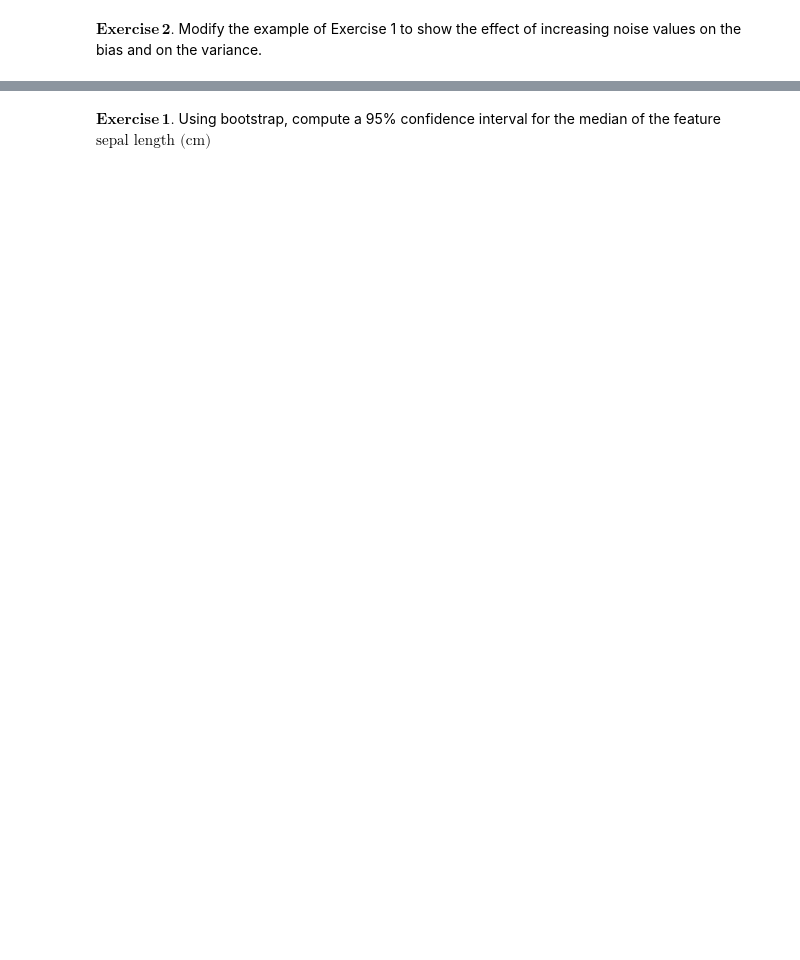
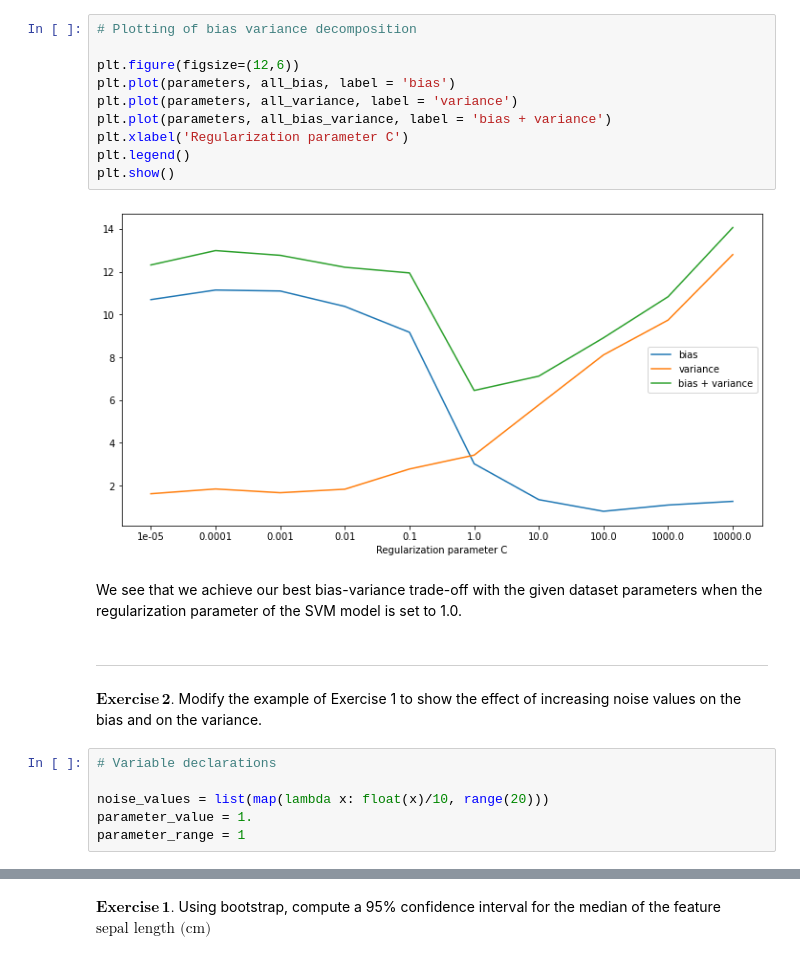
Before and after one commit to qlero/UCA_MSc-DS1, a Jupyter notebook: 2_model_selection/lecture_5/Assignments 2.ipynb, the cells around one changed output, grey strips where cells are left out. Drawn from its saved outputs; the diff is of its cells as text; blank space fills up the shorter version.

```diff
--- a/2_model_selection/lecture_5/Assignments 2.ipynb
+++ b/2_model_selection/lecture_5/Assignments 2.ipynb
@@ -12,2 +131,24 @@ poly = SVR(kernel='rbf', C = parameter_value)
+# %%
+# Plotting of bias variance decomposition
+
+plt.figure(figsize=(12,6))
+plt.plot(parameters, all_bias, label = 'bias')
+plt.plot(parameters, all_variance, label = 'variance')
+plt.plot(parameters, all_bias_variance, label = 'bias + variance')
+plt.xlabel('Regularization parameter C')
+plt.legend()
+plt.show()
+# %% [output]
+[figure, added]
+# %% [markdown]
+We see that we achieve our best bias-variance trade-off with the given dataset parameters when the regularization parameter of the SVM model is set to 1.0.
+# %% [markdown]
+<hr>
 # %% [markdown]
 $\mathbf{Exercise\, 2.}$ Modify the example of Exercise 1 to show the effect of increasing noise values on the bias and on the variance.
+# %%
+# Variable declarations
+
+noise_values = list(map(lambda x: float(x)/10, range(20)))
+parameter_value = 1.
+parameter_range = 1
```
Also changed, not shown: parts of 39 cells of this notebook, 1 other file.
